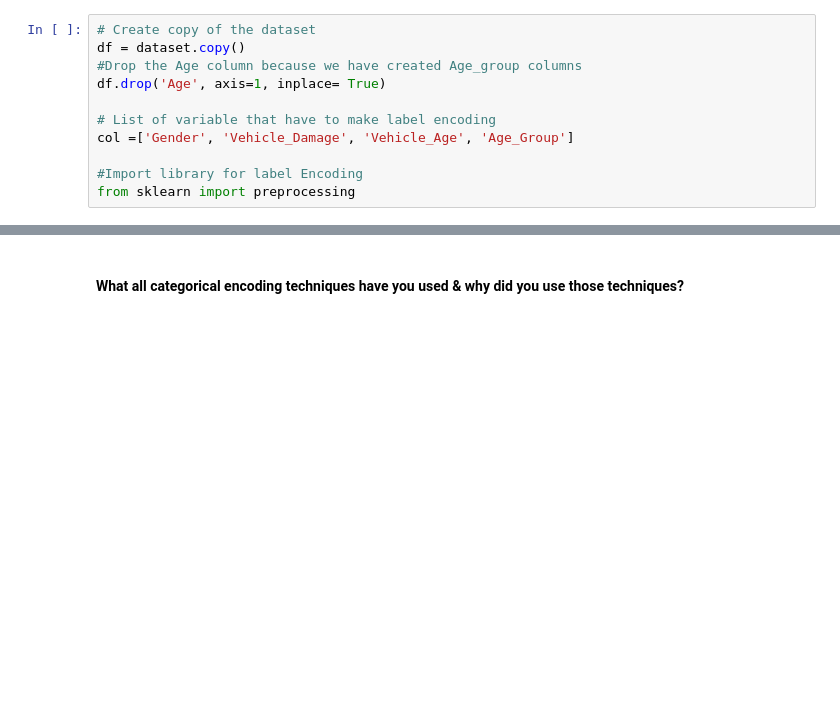
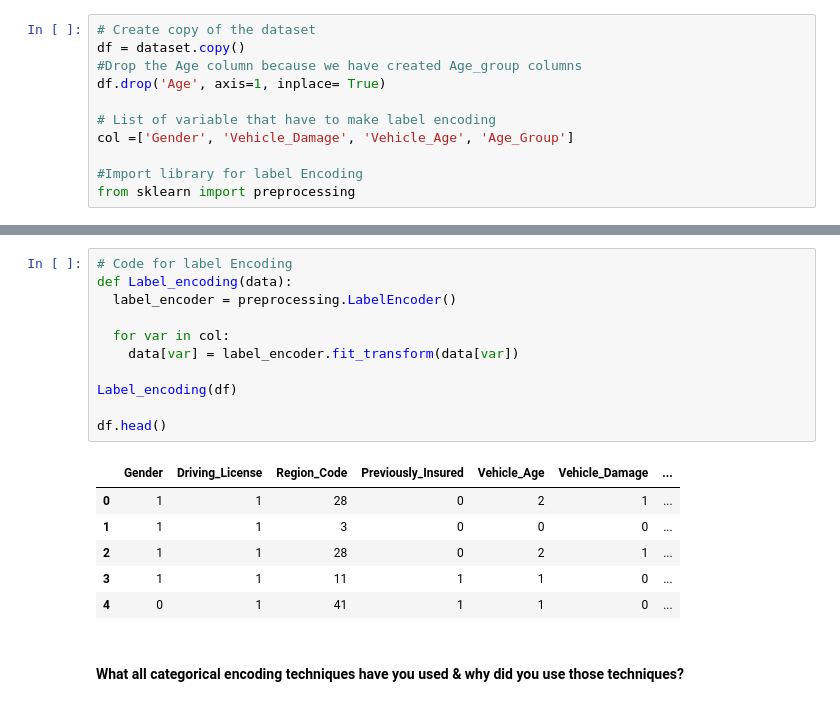
Before and after one commit to 1994shuklaanand/health-insurance-cross-sell-prediction, a Jupyter notebook: HEALTH_INSURANCE_GROSS_SELL_PREDICTION.ipynb, the cells around one changed output, grey strips where cells are left out. Drawn from its saved outputs; the diff is of its cells as text; blank space fills up the shorter version.

```diff
--- a/HEALTH_INSURANCE_GROSS_SELL_PREDICTION.ipynb
+++ b/HEALTH_INSURANCE_GROSS_SELL_PREDICTION.ipynb
@@ -1074,3 +1088,21 @@ from sklearn import preprocessing
+# %%
+# Code for label Encoding
+def Label_encoding(data):
+  label_encoder = preprocessing.LabelEncoder()
+
+  for var in col:
+    data[var] = label_encoder.fit_transform(data[var])
+
+Label_encoding(df)
+
+df.head()
+# %% [output]
+|  | Gender | Driving_License | Region_Code | Previously_Insured | Vehicle_Age | Vehicle_Damage | ... |
+| 0 | 1 | 1 | 28 | 0 | 2 | 1 | ... |
+| 1 | 1 | 1 | 3 | 0 | 0 | 0 | ... |
+| 2 | 1 | 1 | 28 | 0 | 2 | 1 | ... |
+| 3 | 1 | 1 | 11 | 1 | 1 | 0 | ... |
+| 4 | 0 | 1 | 41 | 1 | 1 | 0 | ... |
 # %% [markdown]
 #### What all categorical encoding techniques have you used & why did you use those techniques?
 # %% [markdown]
```
Also changed, not shown: parts of 34 cells of this notebook.
